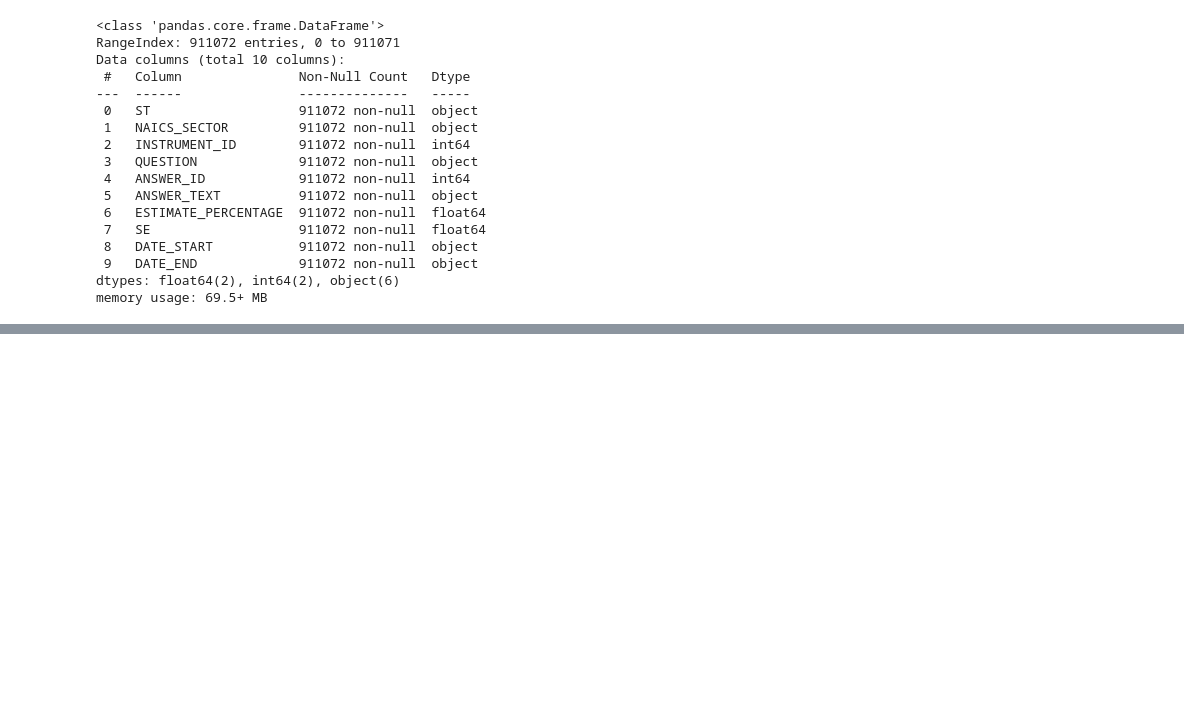
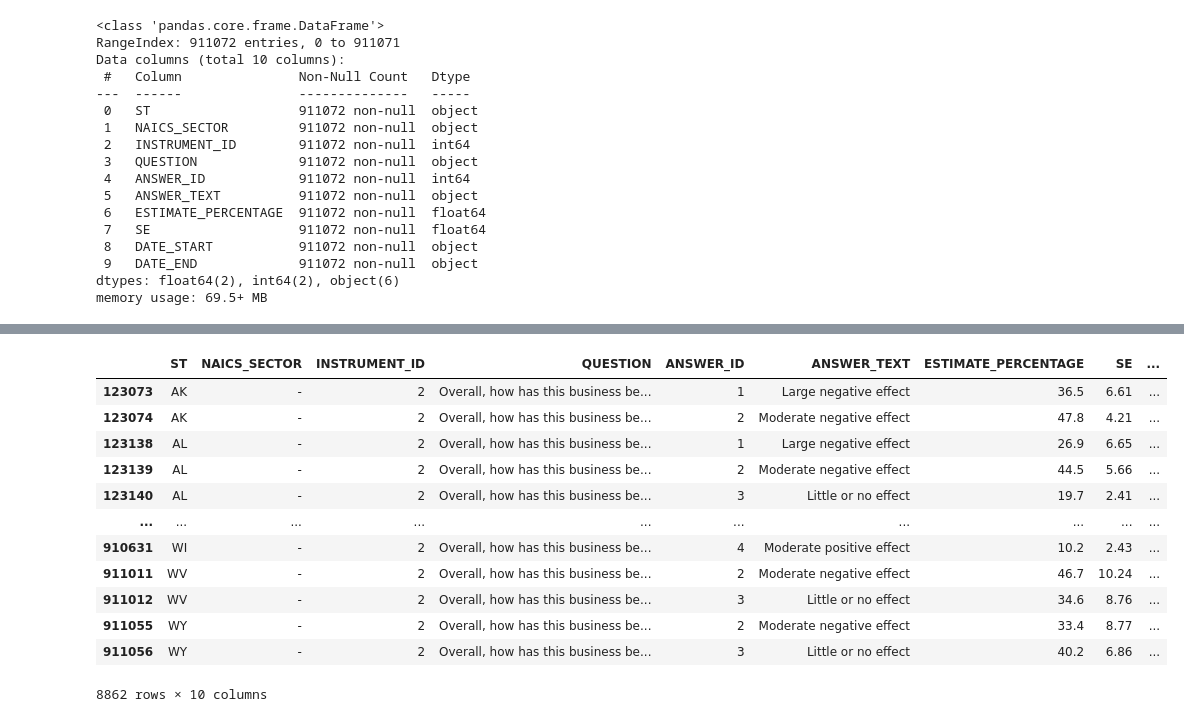
Before and after one commit to elizabethyoo/team_9, a Jupyter notebook: SBPS_surveylevel.ipynb, the cells around one changed output, grey strips where cells are left out. Drawn from its saved outputs; the diff is of its cells as text; code cells hidden in the pictures; blank space fills up the shorter version.

```diff
--- a/SBPS_surveylevel.ipynb
+++ b/SBPS_surveylevel.ipynb
@@ -91,0 +92,16 @@ Overall_state_df = combo_df_state[OverallFilter]
+# %%
+combo_df_state[combo_df_state.QUESTION == "Overall, how has this business been affected by the Coronavirus pandemic?"]
+# %% [output]
+|  | ST | NAICS_SECTOR | INSTRUMENT_ID | QUESTION | ANSWER_ID | ANSWER_TEXT | ESTIMATE_PERCENTAGE | SE | ... |
+| 123073 | AK | - | 2 | Overall, how has this business be... | 1 | Large negative effect | 36.5 | 6.61 | ... |
+| 123074 | AK | - | 2 | Overall, how has this business be... | 2 | Moderate negative effect | 47.8 | 4.21 | ... |
+| 123138 | AL | - | 2 | Overall, how has this business be... | 1 | Large negative effect | 26.9 | 6.65 | ... |
+| 123139 | AL | - | 2 | Overall, how has this business be... | 2 | Moderate negative effect | 44.5 | 5.66 | ... |
+| 123140 | AL | - | 2 | Overall, how has this business be... | 3 | Little or no effect | 19.7 | 2.41 | ... |
+| ... | ... | ... | ... | ... | ... | ... | ... | ... | ... |
+| 910631 | WI | - | 2 | Overall, how has this business be... | 4 | Moderate positive effect | 10.2 | 2.43 | ... |
+| 911011 | WV | - | 2 | Overall, how has this business be... | 2 | Moderate negative effect | 46.7 | 10.24 | ... |
+| 911012 | WV | - | 2 | Overall, how has this business be... | 3 | Little or no effect | 34.6 | 8.76 | ... |
+| 911055 | WY | - | 2 | Overall, how has this business be... | 2 | Moderate negative effect | 33.4 | 8.77 | ... |
+| 911056 | WY | - | 2 | Overall, how has this business be... | 3 | Little or no effect | 40.2 | 6.86 | ... |
+8862 rows × 10 columns
```
Also changed, not shown: parts of 15 cells of this notebook.
